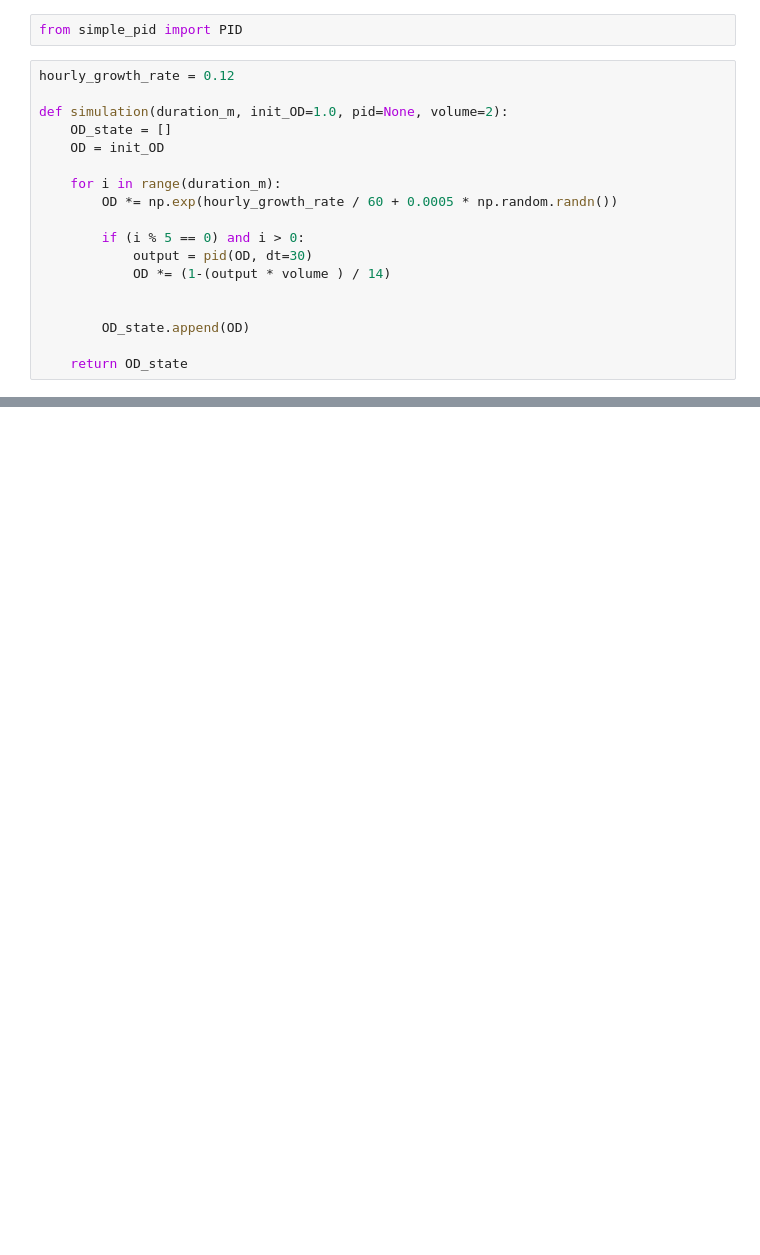
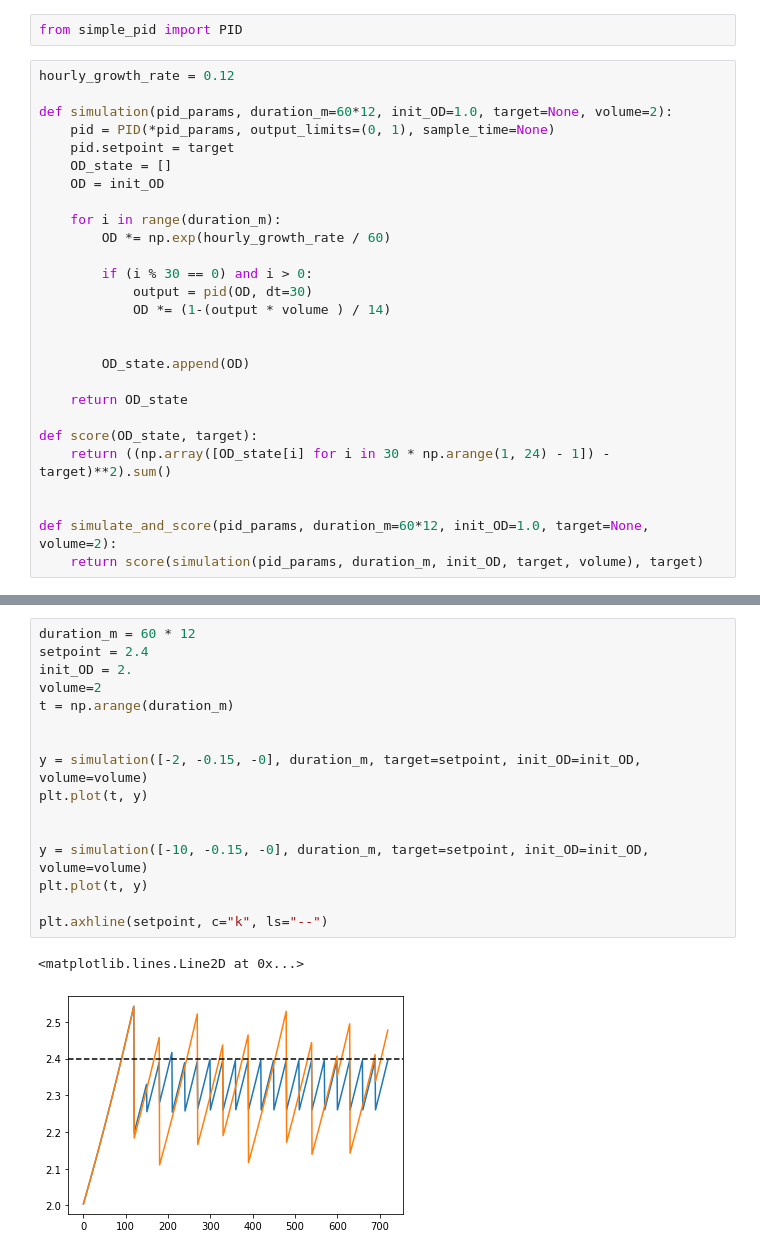
Before and after one commit to Pioreactor/pioreactor, a Jupyter notebook: jupyter_notebooks/PID controller turbidostat.ipynb, the cells around one changed output, grey strips where cells are left out. Saved outputs shown, nothing was run; the diff lists cells and outputs as text; blank space fills up the shorter version.

```diff
--- a/jupyter_notebooks/PID controller turbidostat.ipynb
+++ b/jupyter_notebooks/PID controller turbidostat.ipynb
@@ -3,14 +3,16 @@ from simple_pid import PID
 # %%
 hourly_growth_rate = 0.12
 
-def simulation(duration_m, init_OD=1.0, pid=None, volume=2):
+def simulation(pid_params, duration_m=60*12, init_OD=1.0, target=None, volume=2):
+    pid = PID(*pid_params, output_limits=(0, 1), sample_time=None)
+    pid.setpoint = target
     OD_state = []
     OD = init_OD
 
     for i in range(duration_m):
-        OD *= np.exp(hourly_growth_rate / 60 + 0.0005 * np.random.randn())
+        OD *= np.exp(hourly_growth_rate / 60)
 
-        if (i % 5 == 0) and i > 0:
+        if (i % 30 == 0) and i > 0:
             output = pid(OD, dt=30)
             OD *= (1-(output * volume ) / 14)
 
@@ -18,3 +20,10 @@ def simulation(duration_m, init_OD=1.0, pid=None, volume=2):
         OD_state.append(OD)
 
     return OD_state
+
+def score(OD_state, target):
+    return ((np.array([OD_state[i] for i in 30 * np.arange(1, 24) - 1]) - target)**2).sum()
+
+
+def simulate_and_score(pid_params, duration_m=60*12, init_OD=1.0, target=None,  volume=2):
+    return score(simulation(pid_params, duration_m, init_OD, target, volume), target)
@@ -48,0 +32,19 @@ plt.axhline(setpoint, c="k", ls="--")
+# %%
+duration_m = 60 * 12
+setpoint = 2.4
+init_OD = 2.
+volume=2
+t = np.arange(duration_m)
+
+
+y = simulation([-2, -0.15, -0], duration_m, target=setpoint, init_OD=init_OD, volume=volume)
+plt.plot(t, y)
+
+
+y = simulation([-10, -0.15, -0], duration_m, target=setpoint, init_OD=init_OD, volume=volume)
+plt.plot(t, y)
+
+plt.axhline(setpoint, c="k", ls="--")
+# %% [output]
+<matplotlib.lines.Line2D at 0x...>
+[figure, added]
```
Also changed, not shown: parts of 7 cells of this notebook, 1 other file.
